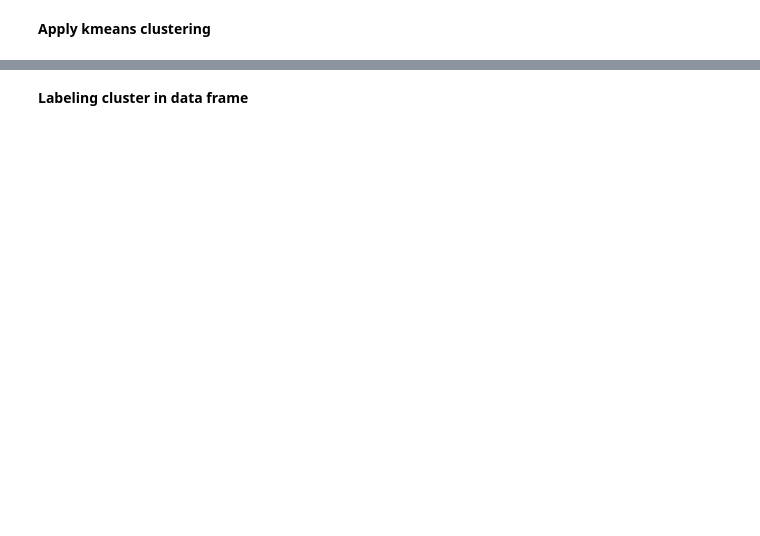
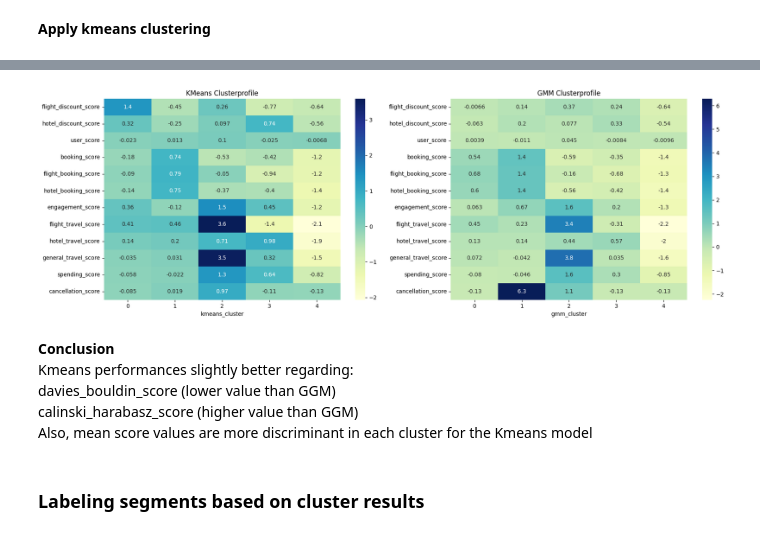
Before and after one commit to bfreiheit/customer_segmentation, a Jupyter notebook: notebooks/Segmentation.ipynb, the cells around one changed output, grey strips where cells are left out. Saved outputs shown, nothing was run; the diff lists cells and outputs as text; code cells hidden in the pictures; blank space fills up the shorter version.

Commit message:
improve cluster models

```diff
--- a/notebooks/Segmentation.ipynb
+++ b/notebooks/Segmentation.ipynb
@@ -125,7 +149,7 @@ plt.show()
 # %% [markdown]
 **Apply kmeans clustering**
 # %%
-kmeans = KMeans(n_clusters=7, random_state=42, n_init="auto")
-cohort["cluster"] = kmeans.fit_predict(X)
+kmeans = KMeans(n_clusters=5, random_state=42, n_init="auto")
+cohort["kmeans_cluster"] = kmeans.fit_predict(X)
 # %%
 # mean values per cluster
@@ -143,0 +175,3 @@ plt.show()
+# %%
+gmm = GaussianMixture(n_components=5, random_state=42)
+cohort["gmm_cluster"] = gmm.fit_predict(X)
@@ -144,4 +250,30 @@ plt.show()
+# %%
+# KMeans
+profiles_kmeans = cohort.groupby("kmeans_cluster")[scores].mean()
+
+# GMM
+profiles_gmm = cohort.groupby("gmm_cluster")[scores].mean()
+
+
+fig, axes = plt.subplots(1, 2, figsize=(18, 6))
+
+sns.heatmap(profiles_kmeans.T, ax=axes[0], cmap="YlGnBu", annot=True)
+axes[0].set_title("KMeans cluster profile")
+
+sns.heatmap(profiles_gmm.T, ax=axes[1], cmap="YlGnBu", annot=True)
+axes[1].set_title("GMM cluster profile")
+
+plt.tight_layout()
+plt.show()
+# %% [output]
+[figure, added]
+# %% [markdown]
+**Conclusion**
+Kmeans performances slightly better regarding:
+davies_bouldin_score (lower value than GGM)
+calinski_harabasz_score (higher value than GGM)
+Also, mean score values are more discriminant in each cluster for the Kmeans model
 # %% [markdown]
-**Labeling cluster in data frame**
+### **Labeling segments based on cluster results**
 # %%
 cluster_labels = {
```
Also changed, not shown: parts of 14 cells of this notebook, 1 other file.
